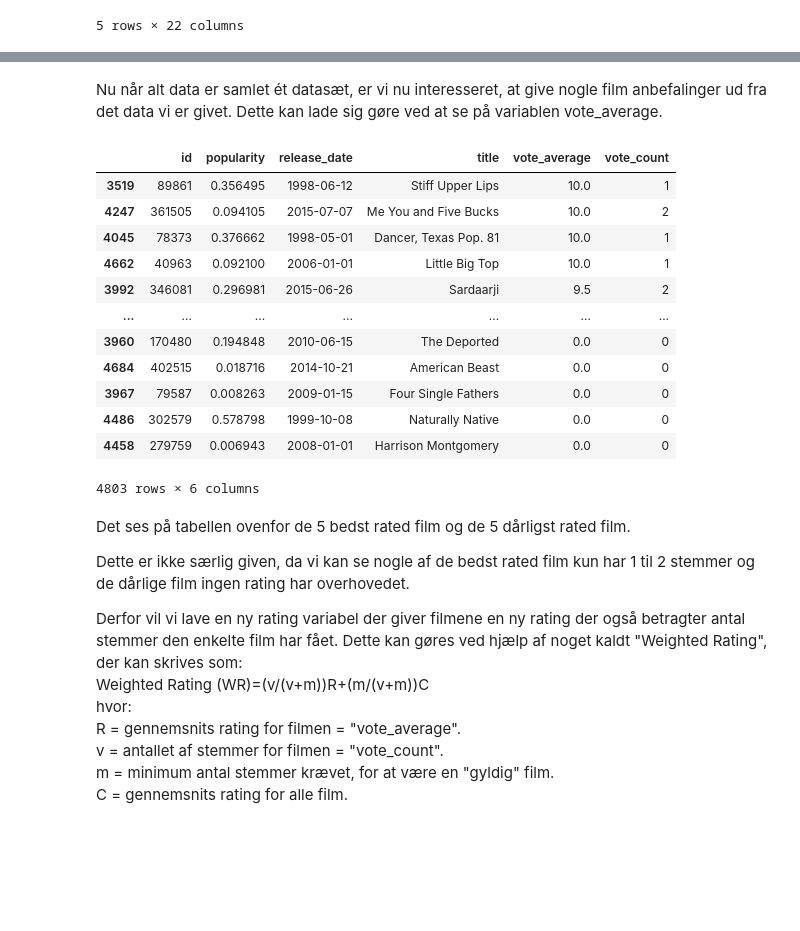
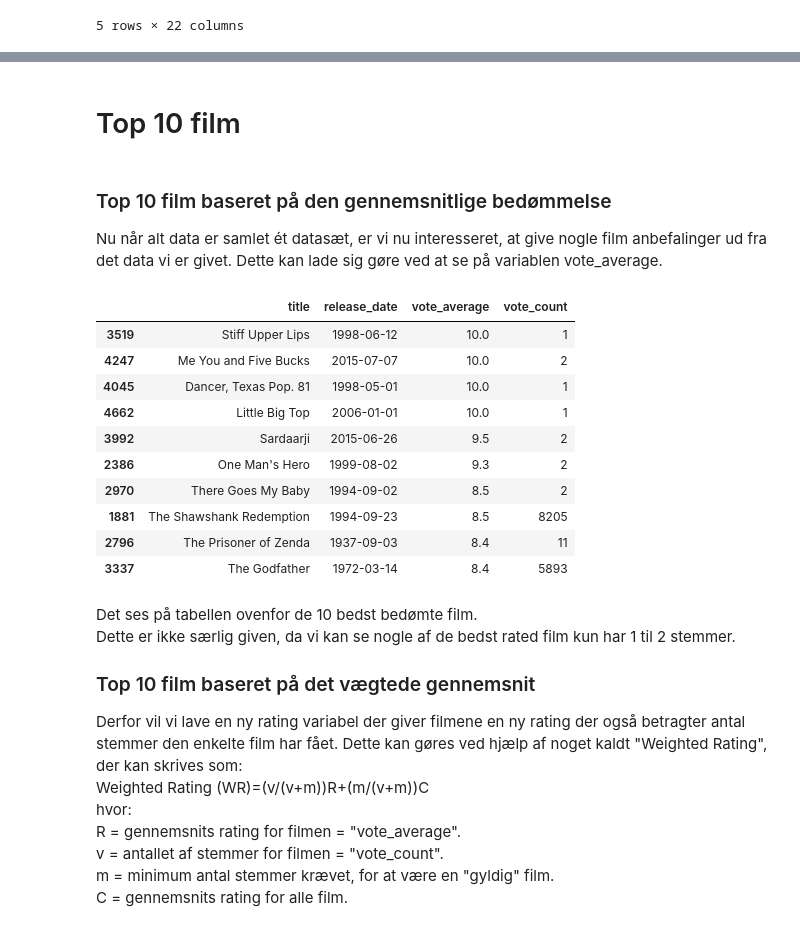
Before and after one commit to kent1325/P1---Movie-Recommender-System, a Jupyter notebook: P1 - Recommender System notebook.ipynb, the cells around one changed output, grey strips where cells are left out. Saved outputs shown, nothing was run; the diff lists cells and outputs as text; code cells hidden in the pictures; blank space fills up the shorter version.

```diff
--- a/P1 - Recommender System notebook.ipynb
+++ b/P1 - Recommender System notebook.ipynb
@@ -47,26 +99,28 @@ main_df.head()
+# %% [markdown]
+# Top 10 film
 # %% [markdown]
+### Top 10 film baseret på den gennemsnitlige bedømmelse
 Nu når alt data er samlet ét datasæt, er vi nu interesseret, at give nogle film anbefalinger ud fra det data vi er givet.
 Dette kan lade sig gøre ved at se på variablen vote_average.
 # %%
-main_df[["id", "popularity", "release_date", "title", "vote_average", "vote_count"]].sort_values("vote_average", ascending=False)
+main_df[["title", "release_date", "vote_average", "vote_count"]].sort_values("vote_average", ascending=False).head(10)
 # %% [output]
-|  | id | popularity | release_date | title | vote_average | vote_count |
-| 3519 | 89861 | 0.356495 | 1998-06-12 | Stiff Upper Lips | 10.0 | 1 |
-| 4247 | 361505 | 0.094105 | 2015-07-07 | Me You and Five Bucks | 10.0 | 2 |
-| 4045 | 78373 | 0.376662 | 1998-05-01 | Dancer, Texas Pop. 81 | 10.0 | 1 |
-| 4662 | 40963 | 0.092100 | 2006-01-01 | Little Big Top | 10.0 | 1 |
-| 3992 | 346081 | 0.296981 | 2015-06-26 | Sardaarji | 9.5 | 2 |
-| ... | ... | ... | ... | ... | ... | ... |
-| 3960 | 170480 | 0.194848 | 2010-06-15 | The Deported | 0.0 | 0 |
-| 4684 | 402515 | 0.018716 | 2014-10-21 | American Beast | 0.0 | 0 |
-| 3967 | 79587 | 0.008263 | 2009-01-15 | Four Single Fathers | 0.0 | 0 |
-| 4486 | 302579 | 0.578798 | 1999-10-08 | Naturally Native | 0.0 | 0 |
-| 4458 | 279759 | 0.006943 | 2008-01-01 | Harrison Montgomery | 0.0 | 0 |
+|  | title | release_date | vote_average | vote_count |
+| 3519 | Stiff Upper Lips | 1998-06-12 | 10.0 | 1 |
+| 4247 | Me You and Five Bucks | 2015-07-07 | 10.0 | 2 |
+| 4045 | Dancer, Texas Pop. 81 | 1998-05-01 | 10.0 | 1 |
+| 4662 | Little Big Top | 2006-01-01 | 10.0 | 1 |
+| 3992 | Sardaarji | 2015-06-26 | 9.5 | 2 |
+| 2386 | One Man's Hero | 1999-08-02 | 9.3 | 2 |
+| 2970 | There Goes My Baby | 1994-09-02 | 8.5 | 2 |
+| 1881 | The Shawshank Redemption | 1994-09-23 | 8.5 | 8205 |
+| 2796 | The Prisoner of Zenda | 1937-09-03 | 8.4 | 11 |
+| 3337 | The Godfather | 1972-03-14 | 8.4 | 5893 |
-4803 rows × 6 columns
 # %% [markdown]
-Det ses på tabellen ovenfor de 5 bedst rated film og de 5 dårligst rated film.
+Det ses på tabellen ovenfor de 10 bedst bedømte film.<br>
+Dette er ikke særlig given, da vi kan se nogle af de bedst rated film kun har 1 til 2 stemmer.
 
-Dette er ikke særlig given, da vi kan se nogle af de bedst rated film kun har 1 til 2 stemmer og de dårlige film ingen rating har overhovedet.
+### Top 10 film baseret på det vægtede gennemsnit
 
 Derfor vil vi lave en ny rating variabel der giver filmene en ny rating der også betragter antal stemmer den enkelte film har fået. Dette kan gøres ved hjælp af noget kaldt "Weighted Rating", der kan skrives som:<br>
 Weighted Rating (WR)=(v/(v+m))R+(m/(v+m))C<br>
```
Also changed, not shown: parts of 20 cells of this notebook.
